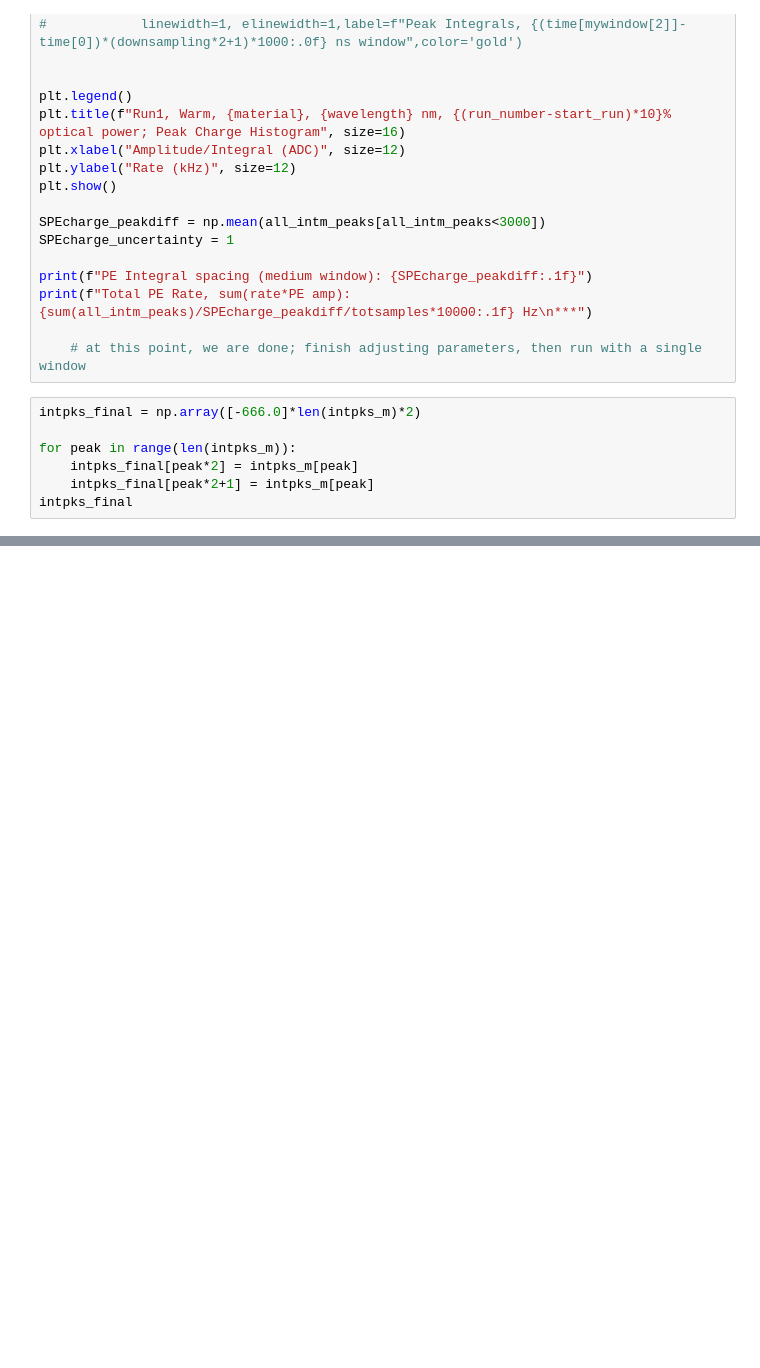
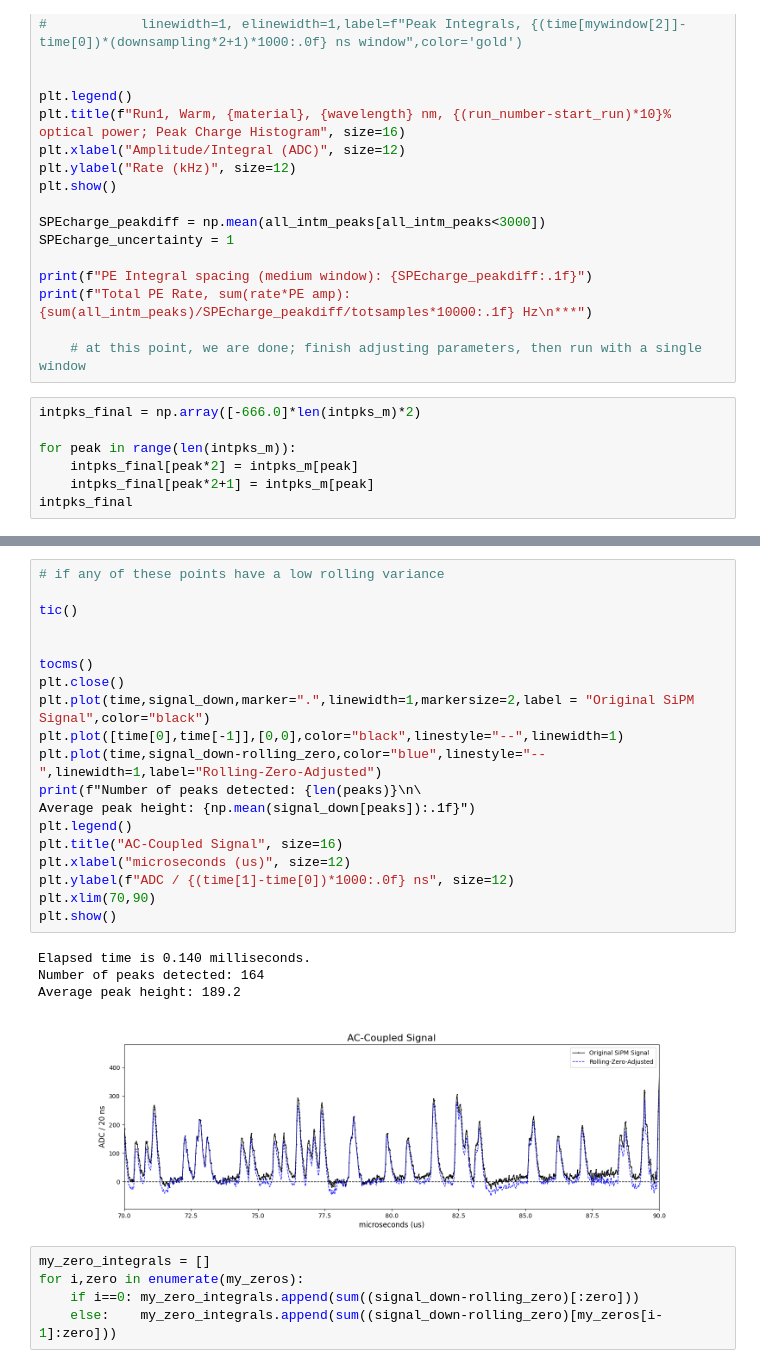
Before and after one commit to peckalec/dm-lab, a Jupyter notebook: REFLECT/SiPM_Analysis.ipynb, the cells around one changed output, grey strips where cells are left out. Saved outputs shown, nothing was run; the diff lists cells and outputs as text; blank space fills up the shorter version.

```diff
--- a/REFLECT/SiPM_Analysis.ipynb
+++ b/REFLECT/SiPM_Analysis.ipynb
@@ -3020,0 +3264,29 @@ intpks_final
+# %%
+# if any of these points have a low rolling variance
+
+tic()
+
+
+tocms()
+plt.close()
+plt.plot(time,signal_down,marker=".",linewidth=1,markersize=2,label = "Original SiPM Signal",color="black")
+plt.plot([time[0],time[-1]],[0,0],color="black",linestyle="--",linewidth=1)
+plt.plot(time,signal_down-rolling_zero,color="blue",linestyle="--",linewidth=1,label="Rolling-Zero-Adjusted")
+print(f"Number of peaks detected: {len(peaks)}\n\
+Average peak height: {np.mean(signal_down[peaks]):.1f}")
+plt.legend()
+plt.title("AC-Coupled Signal", size=16)
+plt.xlabel("microseconds (us)", size=12)
+plt.ylabel(f"ADC / {(time[1]-time[0])*1000:.0f} ns", size=12)
+plt.xlim(70,90)
+plt.show()
+# %% [output]
+Elapsed time is 0.140 milliseconds.
+Number of peaks detected: 164
+Average peak height: 189.2
+[figure, added]
+# %%
+my_zero_integrals = []
+for i,zero in enumerate(my_zeros):
+    if i==0: my_zero_integrals.append(sum((signal_down-rolling_zero)[:zero]))
+    else:    my_zero_integrals.append(sum((signal_down-rolling_zero)[my_zeros[i-1]:zero]))
```
Also changed, not shown: parts of 15 cells of this notebook.
